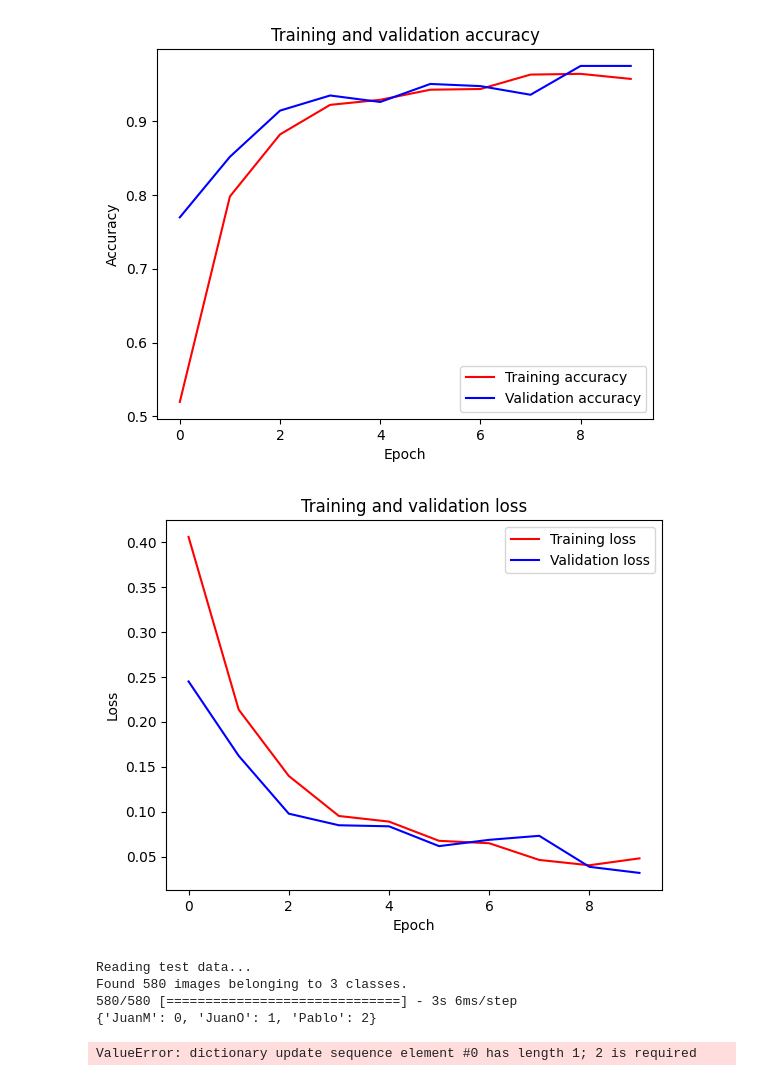
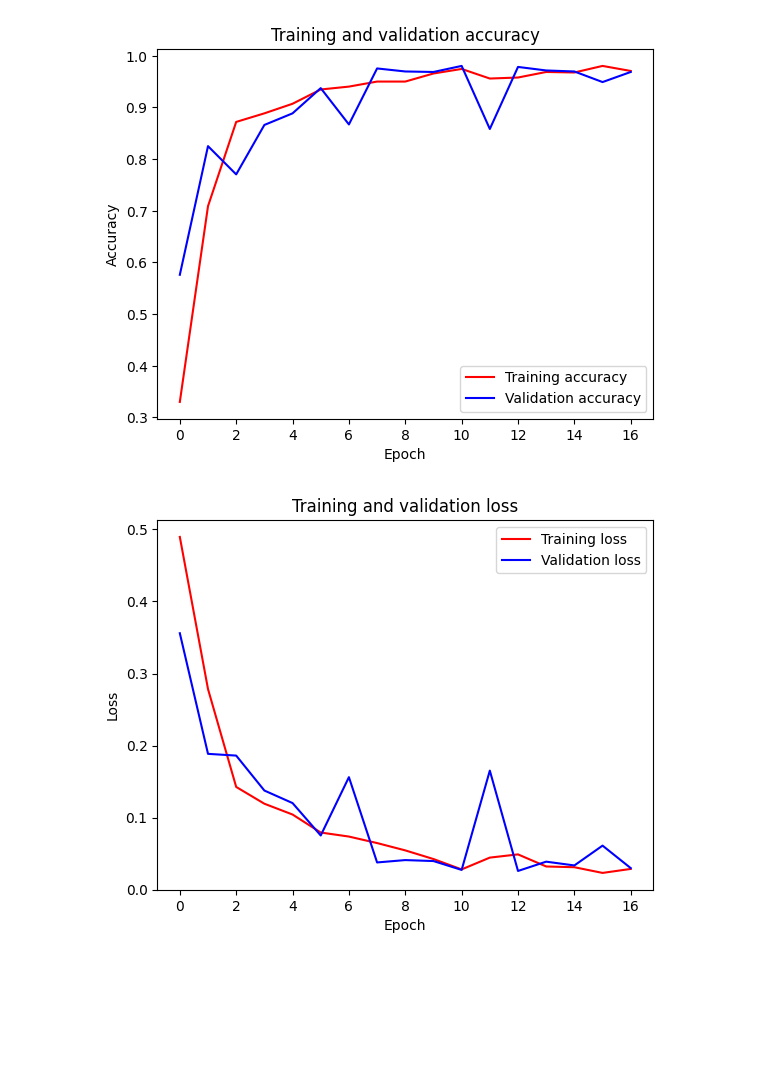
Before and after one commit to pcardenal5/FaceDetection, a Jupyter notebook: CNNTrain.ipynb, the cells around one changed output. Cells and saved outputs as stored; diff of their text form; code cells hidden in the pictures; blank space fills up the shorter version.

```diff
--- a/CNNTrain.ipynb
+++ b/CNNTrain.ipynb
@@ -133,19 +133,18 @@ cnn=create_model()
 cnn.compile(optimizer = 'adam', loss = 'binary_crossentropy', metrics = ['accuracy'])
 #training the CNN on the training set and evaluating it on the test set
 # cnn.fit(x = train_set, validation_data = test_set, epochs = 25)
-epochs=10
+epochs=20
 # callbacks=
 # Train the network
 print("\n\nTraining CNN...")
 # Monitor in real-time the training and validation accuracy and loss
 early_stopping_monitor = EarlyStopping(patience=4)
-batch_size = 32
 history = cnn.fit(
     train_set,
     epochs=epochs,
-    steps_per_epoch=batch_size,
-    validation_data=train_set,
-    validation_steps=batch_size,
+    steps_per_epoch=batchSize,
+    validation_data=test_set,
+    validation_steps=batchSize,
     callbacks=[early_stopping_monitor]
     #callbacks=callbacks
 )
@@ -172,3 +171,3 @@ Epoch 10/10
-[figure, old version]
+[figure, new version]
-[figure, old version]
+[figure, new version]
 # %%
@@ -212,8 +174,0 @@ def predict(model,test_dir,dataset_name:str, save: bool = True):
-# %%
-predict(cnn,'./test','Validation')
-# %% [output]
-Reading test data...
-Found 580 images belonging to 3 classes.
-580/580 [==============================] - 3s 6ms/step
-{'JuanM': 0, 'JuanO': 1, 'Pablo': 2}
-ValueError: dictionary update sequence element #0 has length 1; 2 is required
```
Also changed, not shown: parts of 5 cells of this notebook, 3 other files.
